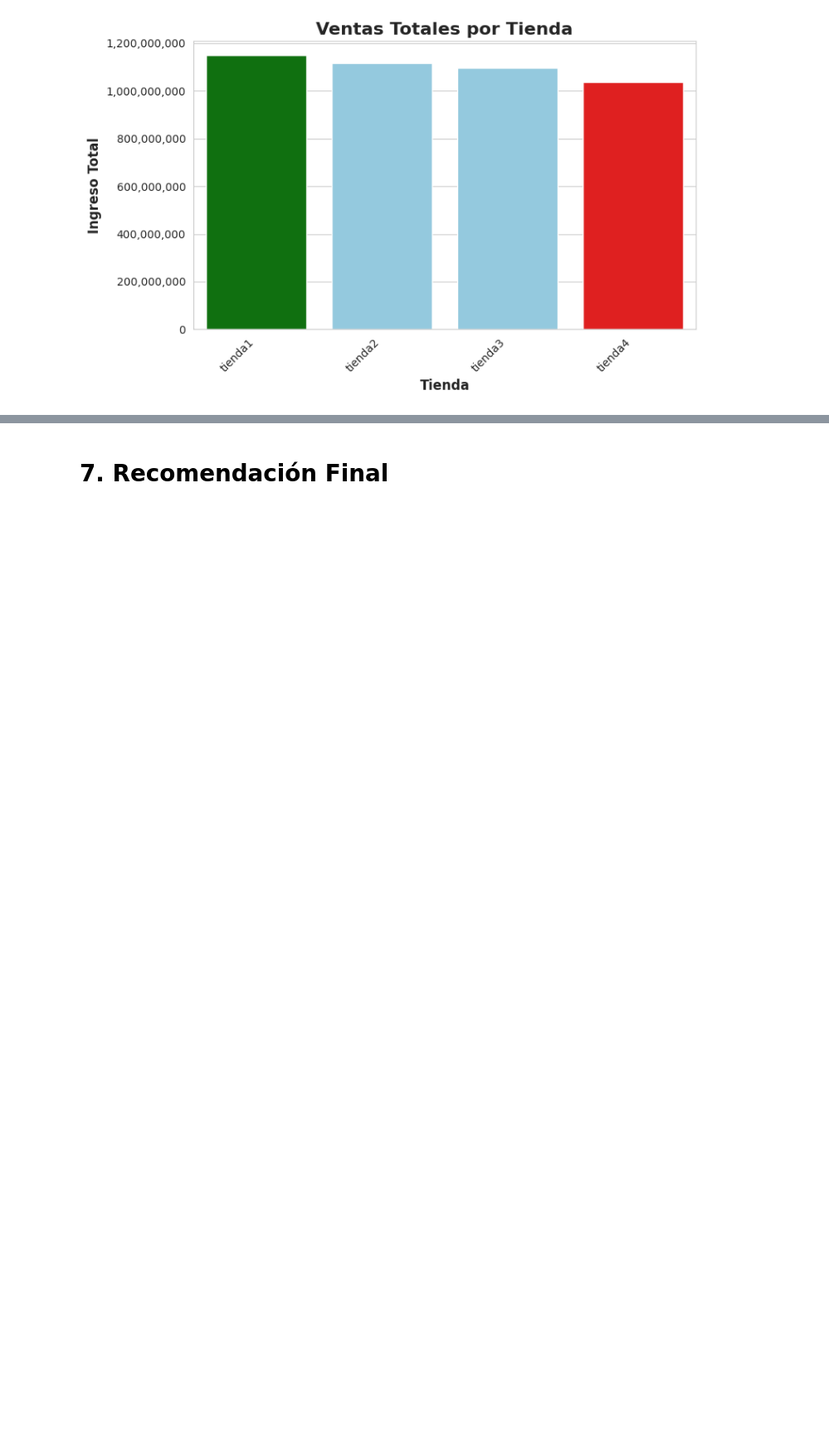
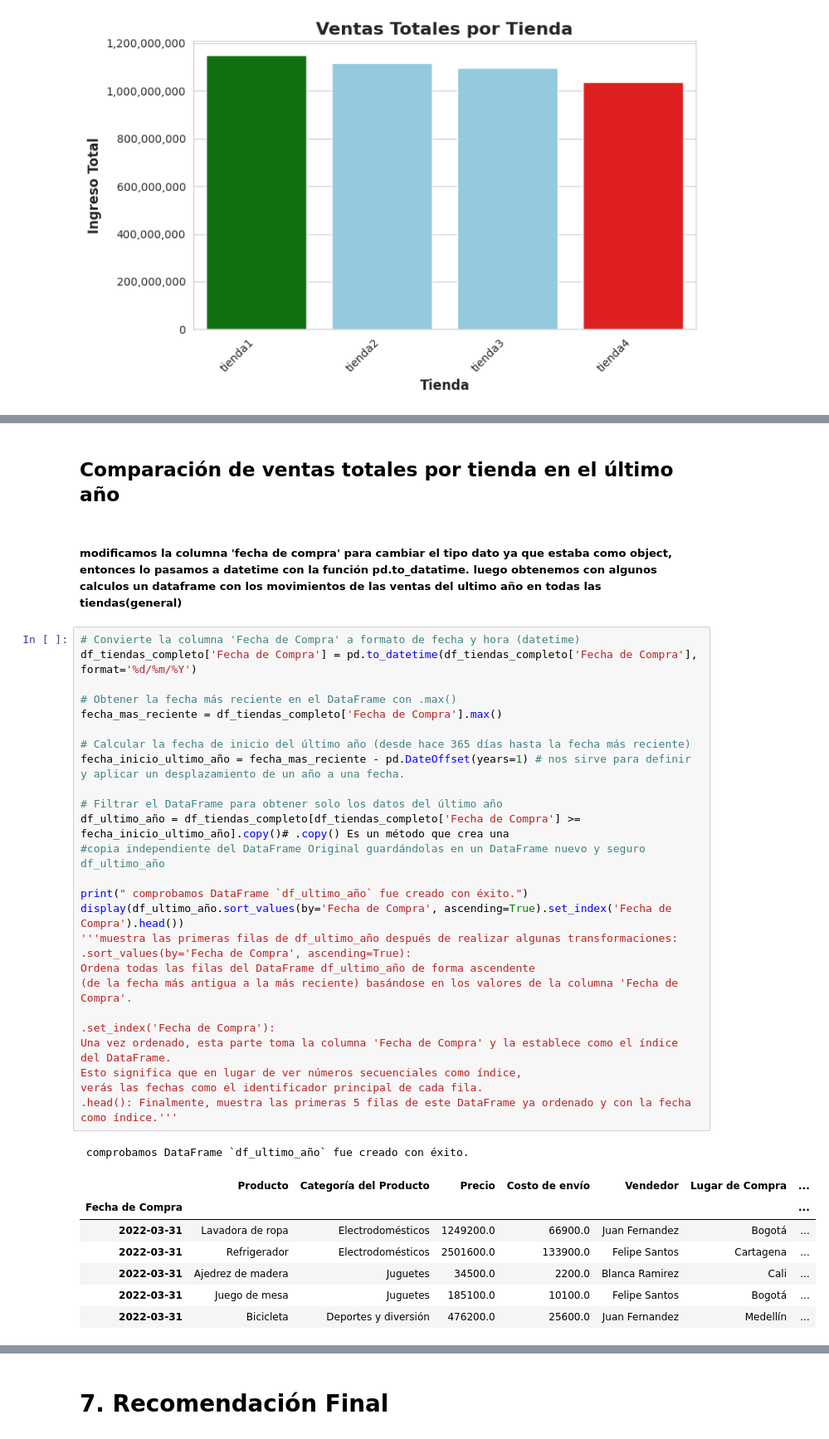
Before and after one commit to Harold-dev-code/Primer_Challenge_DataScience_Alura_Store, a Jupyter notebook: Primer_Challenge_DataScience_AluraStore.ipynb, the cells around one changed output, grey strips where cells are left out. Shown at 83% size. Saved outputs shown, nothing was run; the diff lists cells and outputs as text; blank space fills up the shorter version.

```diff
--- a/Primer_Challenge_DataScience_AluraStore.ipynb
+++ b/Primer_Challenge_DataScience_AluraStore.ipynb
@@ -628,0 +632,39 @@ plt.show()
+# %% [markdown]
+## Comparación de ventas totales por tienda en el último año
+# %% [markdown]
+##### modificamos la columna 'fecha de compra' para cambiar el tipo dato ya que estaba como object, entonces lo pasamos a datetime con la función pd.to_datatime. luego obtenemos con algunos calculos un dataframe con los movimientos de las ventas del ultimo año en todas las tiendas(general)
+# %%
+# Convierte la columna 'Fecha de Compra' a formato de fecha y hora (datetime)
+df_tiendas_completo['Fecha de Compra'] = pd.to_datetime(df_tiendas_completo['Fecha de Compra'], format='%d/%m/%Y')
+
+# Obtener la fecha más reciente en el DataFrame con .max()
+fecha_mas_reciente = df_tiendas_completo['Fecha de Compra'].max()
+
+# Calcular la fecha de inicio del último año (desde hace 365 días hasta la fecha más reciente)
+fecha_inicio_ultimo_año = fecha_mas_reciente - pd.DateOffset(years=1) # nos sirve para definir y aplicar un desplazamiento de un año a una fecha.
+
+# Filtrar el DataFrame para obtener solo los datos del último año
+df_ultimo_año = df_tiendas_completo[df_tiendas_completo['Fecha de Compra'] >= fecha_inicio_ultimo_año].copy()# .copy() Es un método que crea una
+#copia independiente del DataFrame Original guardándolas en un DataFrame nuevo y seguro  df_ultimo_año
+
+print(" comprobamos DataFrame `df_ultimo_año` fue creado con éxito.")
+display(df_ultimo_año.sort_values(by='Fecha de Compra', ascending=True).set_index('Fecha de Compra').head())
+'''muestra las primeras filas de df_ultimo_año después de realizar algunas transformaciones:
+.sort_values(by='Fecha de Compra', ascending=True):
+Ordena todas las filas del DataFrame df_ultimo_año de forma ascendente
+(de la fecha más antigua a la más reciente) basándose en los valores de la columna 'Fecha de Compra'.
+
+.set_index('Fecha de Compra'):
+Una vez ordenado, esta parte toma la columna 'Fecha de Compra' y la establece como el índice del DataFrame.
+Esto significa que en lugar de ver números secuenciales como índice,
+verás las fechas como el identificador principal de cada fila.
+.head(): Finalmente, muestra las primeras 5 filas de este DataFrame ya ordenado y con la fecha como índice.'''
+# %% [output]
+ comprobamos DataFrame `df_ultimo_año` fue creado con éxito.
+|  | Producto | Categoría del Producto | Precio | Costo de envío | Vendedor | Lugar de Compra | ... |
+| Fecha de Compra |  |  |  |  |  |  | ... |
+| 2022-03-31 | Lavadora de ropa | Electrodomésticos | 1249200.0 | 66900.0 | Juan Fernandez | Bogotá | ... |
+| 2022-03-31 | Refrigerador | Electrodomésticos | 2501600.0 | 133900.0 | Felipe Santos | Cartagena | ... |
+| 2022-03-31 | Ajedrez de madera | Juguetes | 34500.0 | 2200.0 | Blanca Ramirez | Cali | ... |
+| 2022-03-31 | Juego de mesa | Juguetes | 185100.0 | 10100.0 | Felipe Santos | Bogotá | ... |
+| 2022-03-31 | Bicicleta | Deportes y diversión | 476200.0 | 25600.0 | Juan Fernandez | Medellín | ... |
```
Also changed, not shown: parts of 33 cells of this notebook.
